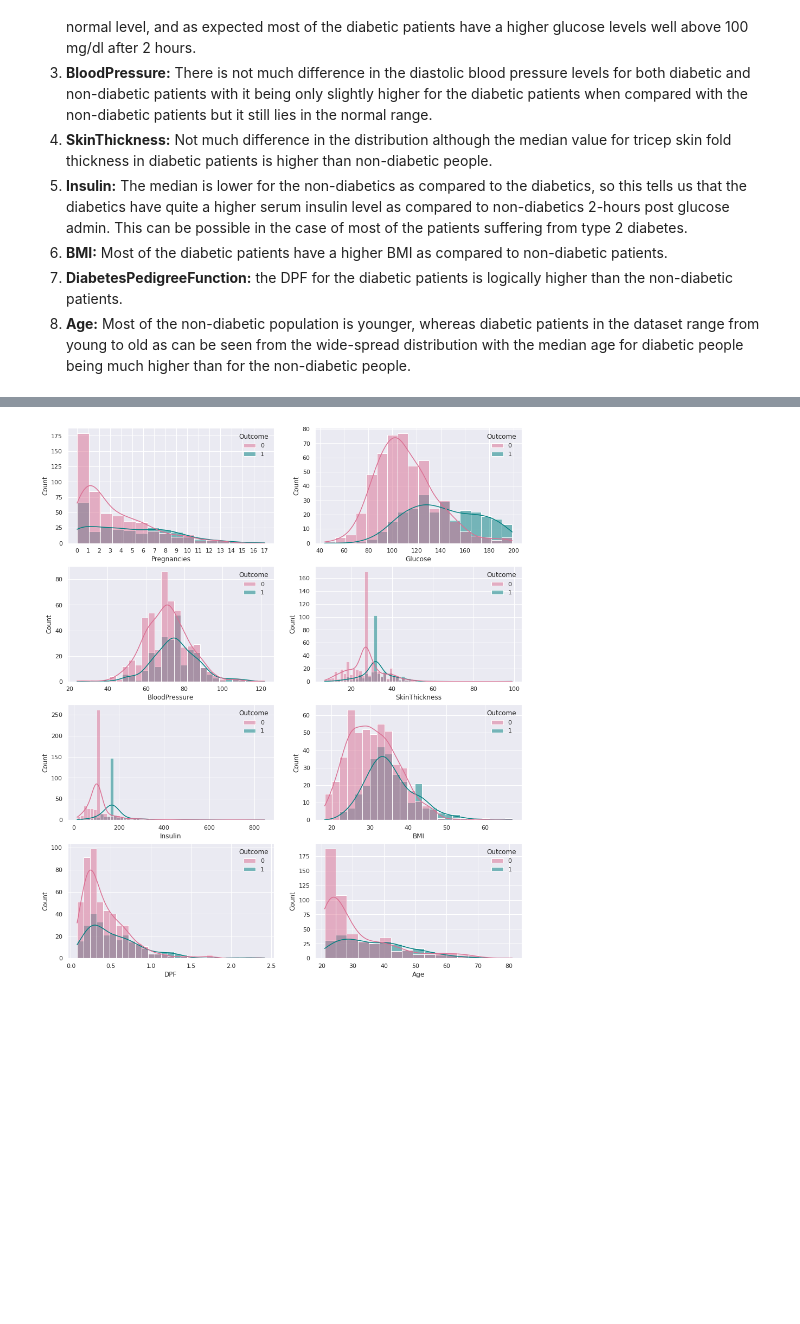
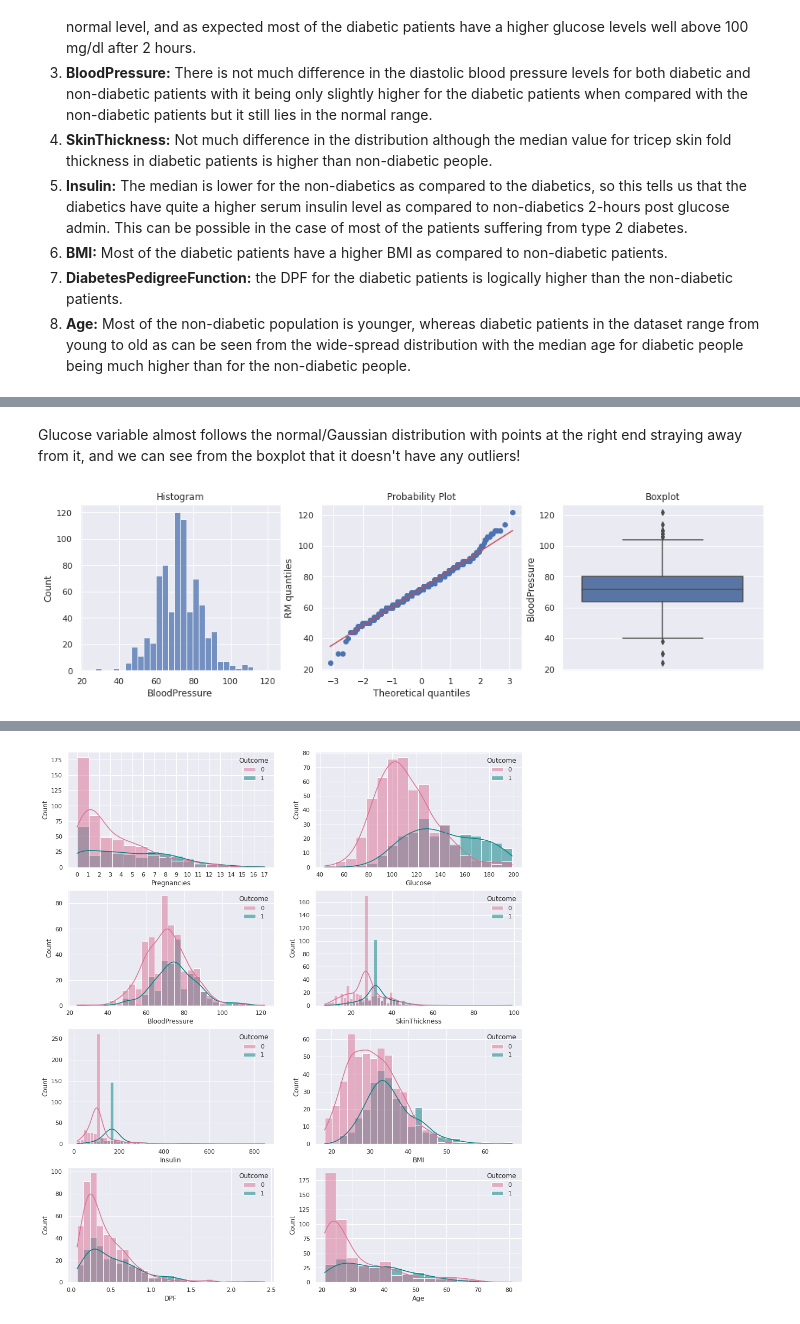
Before and after one commit to Harsheen98/AI-Projects, a Jupyter notebook: Pima-Indian-Diabetes/Pima_Indian_Diabetes_EDA.ipynb, the cells around one changed output, grey strips where cells are left out. Saved outputs shown, nothing was run; the diff lists cells and outputs as text; code cells hidden in the pictures; blank space fills up the shorter version.

```diff
--- a/Pima-Indian-Diabetes/Pima_Indian_Diabetes_EDA.ipynb
+++ b/Pima-Indian-Diabetes/Pima_Indian_Diabetes_EDA.ipynb
@@ -748,0 +806,7 @@ plt.show()
+# %% [markdown]
+Glucose variable almost follows the normal/Gaussian distribution with points at the right end straying away from it, and we can see from the boxplot that it doesn't have any outliers!
+# %%
+# Blood Pressure
+diagnostic_plot(df, 'BloodPressure')
+# %% [output]
+[figure, added]
```
Also changed, not shown: parts of 46 cells of this notebook.
